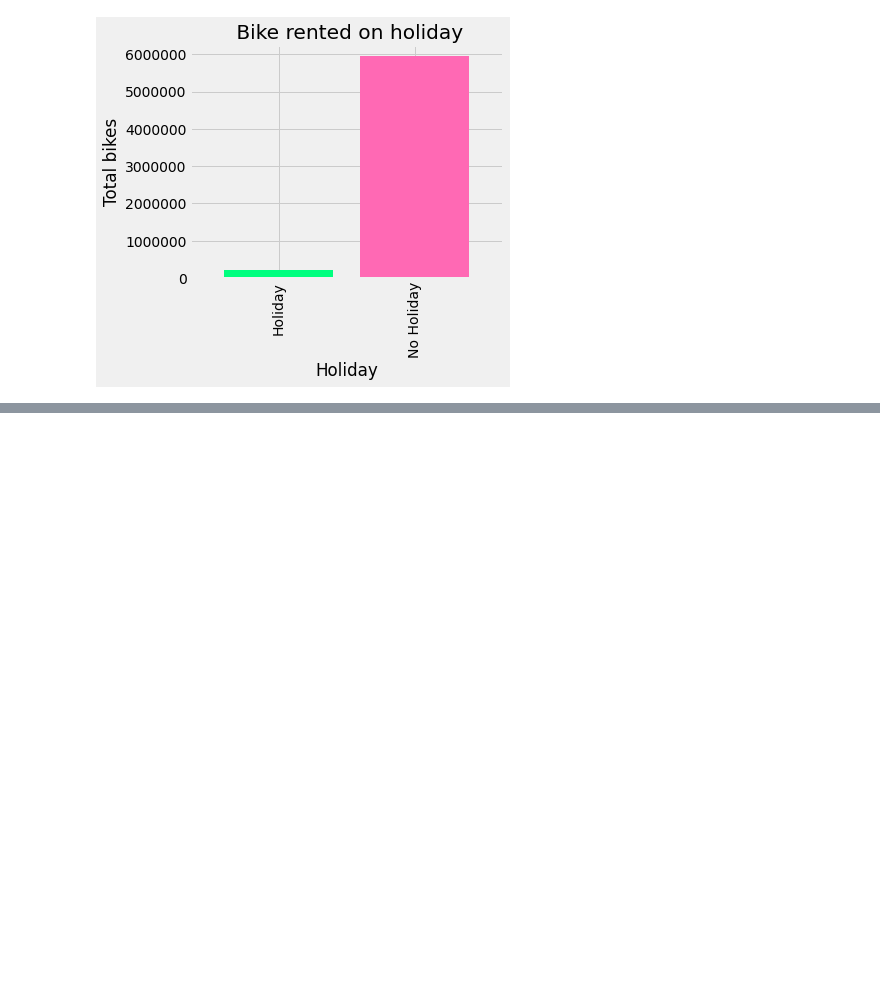
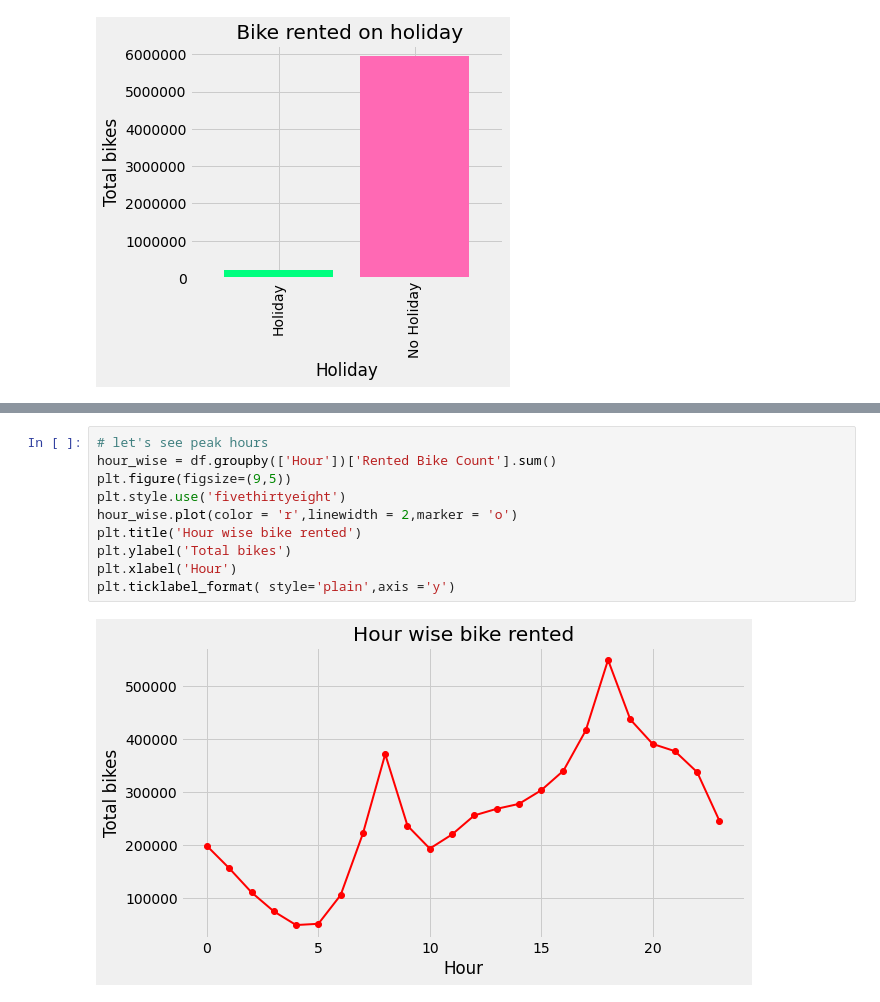
Before and after one commit to AYUSH-SHARMA25/BIKE-SHARING-DEMAND-PREDICTION-CAPSTONE-PROJECT, a Jupyter notebook: FINAL_COLAB_NOTEBOOK_Capstone_Project.ipynb, the cells around one changed output, grey strips where cells are left out. Drawn from its saved outputs; the diff is of its cells as text; blank space fills up the shorter version.

```diff
--- a/FINAL_COLAB_NOTEBOOK_Capstone_Project.ipynb
+++ b/FINAL_COLAB_NOTEBOOK_Capstone_Project.ipynb
@@ -152,0 +179,12 @@ plt.ticklabel_format( style='plain',axis ='y')
+# %%
+# let's see peak hours
+hour_wise = df.groupby(['Hour'])['Rented Bike Count'].sum()
+plt.figure(figsize=(9,5))
+plt.style.use('fivethirtyeight')
+hour_wise.plot(color = 'r',linewidth = 2,marker = 'o')
+plt.title('Hour wise bike rented')
+plt.ylabel('Total bikes')
+plt.xlabel('Hour')
+plt.ticklabel_format( style='plain',axis ='y')
+# %% [output]
+[figure, added]
```
Also changed, not shown: parts of 8 cells of this notebook.
